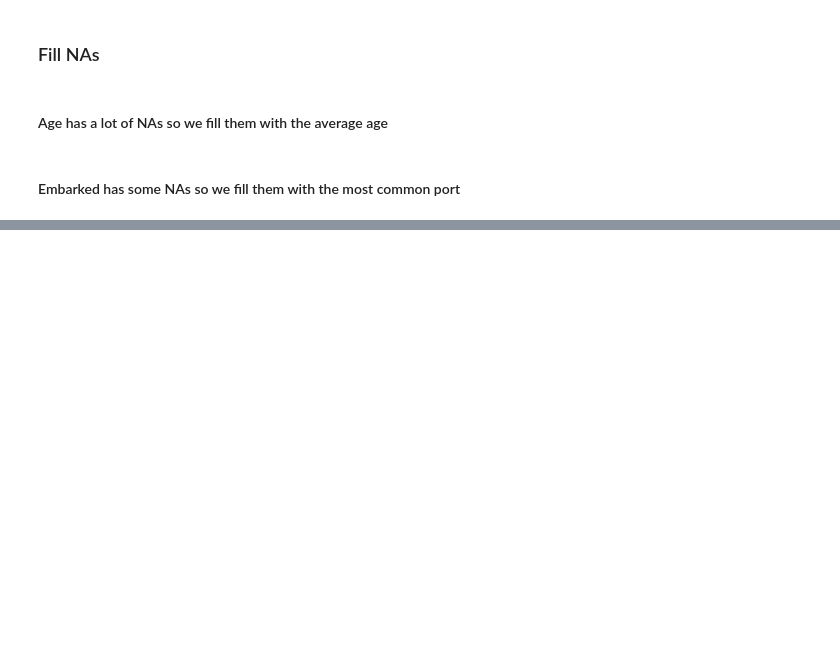
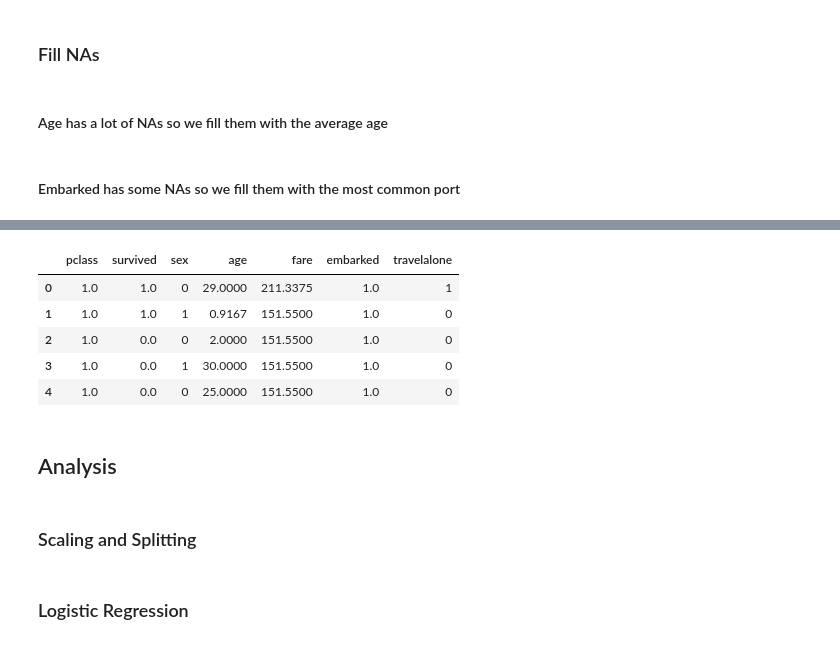
Before and after one commit to t-lnguyen/machine-learning-w-python, a Jupyter notebook: assignments/A4/src/7324.A4.LogisRegvSVM.submit.ipynb, the cells around one changed output, grey strips where cells are left out. Cells and saved outputs as stored; diff of their text form; code cells hidden in the pictures; blank space fills up the shorter version.

```diff
--- a/assignments/A4/src/7324.A4.LogisRegvSVM.submit.ipynb
+++ b/assignments/A4/src/7324.A4.LogisRegvSVM.submit.ipynb
@@ -67,0 +154,3 @@ titanic_df["Embarked"].fillna('S', inplace = True)
+# %%
+titanic_df.drop('sibsp', axis=1, inplace=True)
+titanic_df.drop('parch', axis=1, inplace=True)
@@ -68,4 +176,41 @@ titanic_df["Embarked"].fillna('S', inplace = True)
+# %%
+# survived
+titanic_df["survived"] = titanic_df["survived"].astype('float')
+# %%
+# sex
+def binarizer_sex(val):
+    if val == 'female':
+        return 0
+    if val == 'male':
+        return 1
+titanic_df['sex'] = titanic_df['sex'].apply(binarizer_sex)
+# %%
+# embarked
+def embarked_ordinator(val):
+    if val == 'S':
+        return 1
+    if val == 'Q':
+        return 2
+    if val == 'C':
+        return 3
+titanic_df['embarked'] = titanic_df['embarked'].apply(embarked_ordinator)
+titanic_df["embarked"] = titanic_df["embarked"].astype('float')
+# %%
+titanic_df.head()
+# %% [output]
+|  | pclass | survived | sex | age | fare | embarked | travelalone |
+| 0 | 1.0 | 1.0 | 0 | 29.0000 | 211.3375 | 1.0 | 1 |
+| 1 | 1.0 | 1.0 | 1 | 0.9167 | 151.5500 | 1.0 | 0 |
+| 2 | 1.0 | 0.0 | 0 | 2.0000 | 151.5500 | 1.0 | 0 |
+| 3 | 1.0 | 0.0 | 1 | 30.0000 | 151.5500 | 1.0 | 0 |
+| 4 | 1.0 | 0.0 | 0 | 25.0000 | 151.5500 | 1.0 | 0 |
+# %% [markdown]
+## Analysis
+# %% [markdown]
+### Scaling and Splitting
 # %%
 # separate features from target
 features = titanic_df.drop('survived', axis=1)
 target = titanic_df['survived']
+# %% [markdown]
+### Logistic Regression
```
Also changed, not shown: parts of 85 cells of this notebook.
